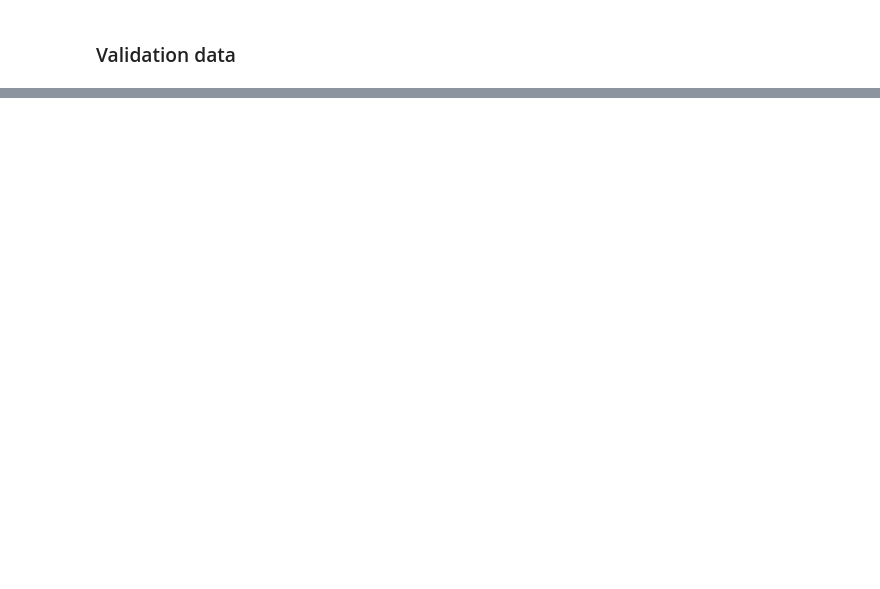
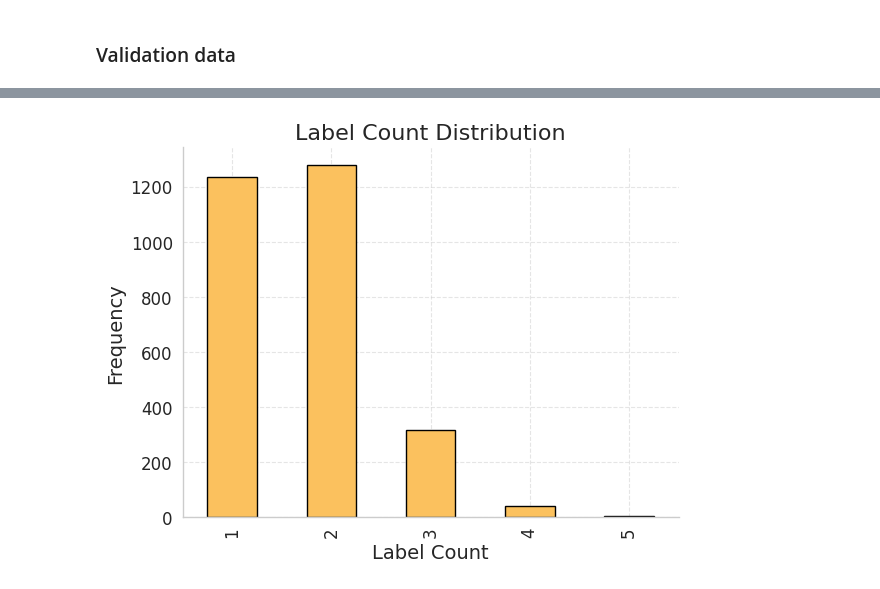
Before and after one commit to karlopintaric/instrument-recognizer, a Jupyter notebook: nbs/EDA.ipynb, the cells around one changed output, grey strips where cells are left out. Cells and saved outputs as stored; diff of their text form; code cells hidden in the pictures; blank space fills up the shorter version.

```diff
--- a/nbs/EDA.ipynb
+++ b/nbs/EDA.ipynb
@@ -66,0 +209,32 @@ plt.title("Instrument counts");
+# %%
+# Set the style using Seaborn
+sns.set_style("whitegrid")
+
+# Get the value counts for 'label_count' and sort by index
+value_counts = metadata_valid["label_count"].value_counts().sort_index()
+
+# Create the bar plot
+ax = value_counts.plot(kind="bar", color='#FBC15E', edgecolor='black', linewidth=1)
+
+# Set the labels for the x and y axes
+plt.xlabel('Label Count', fontsize=14)
+plt.ylabel('Frequency', fontsize=14)
+
+# Set the title of the plot
+plt.title('Label Count Distribution', fontsize=16)
+
+# Set the font size of the tick labels
+plt.xticks(fontsize=12)
+plt.yticks(fontsize=12)
+
+# Add a grid to the plot
+plt.grid(True, linestyle='--', alpha=0.5)
+
+# Remove the right and top spines
+ax.spines['right'].set_visible(False)
+ax.spines['top'].set_visible(False)
+
+# Show the plot
+plt.show()
+# %% [output]
+[figure, added]
```
Also changed, not shown: parts of 19 cells of this notebook, 3 other files.
